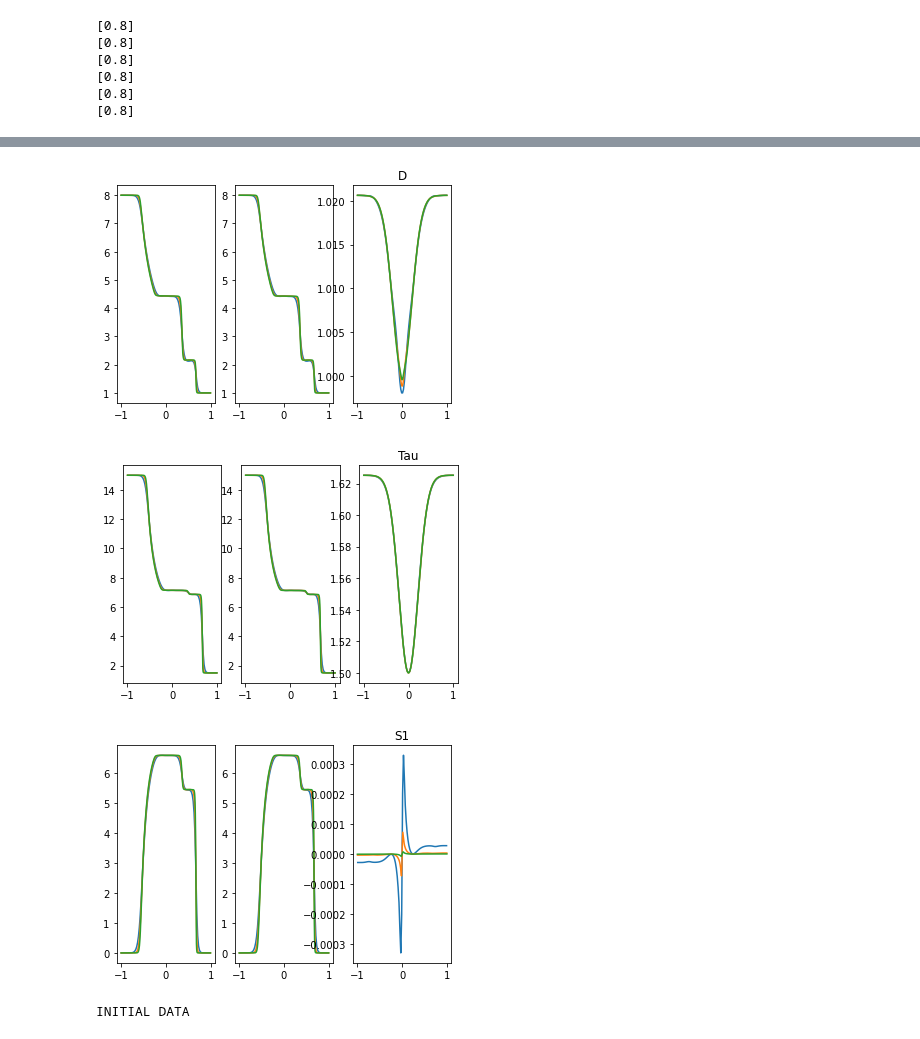
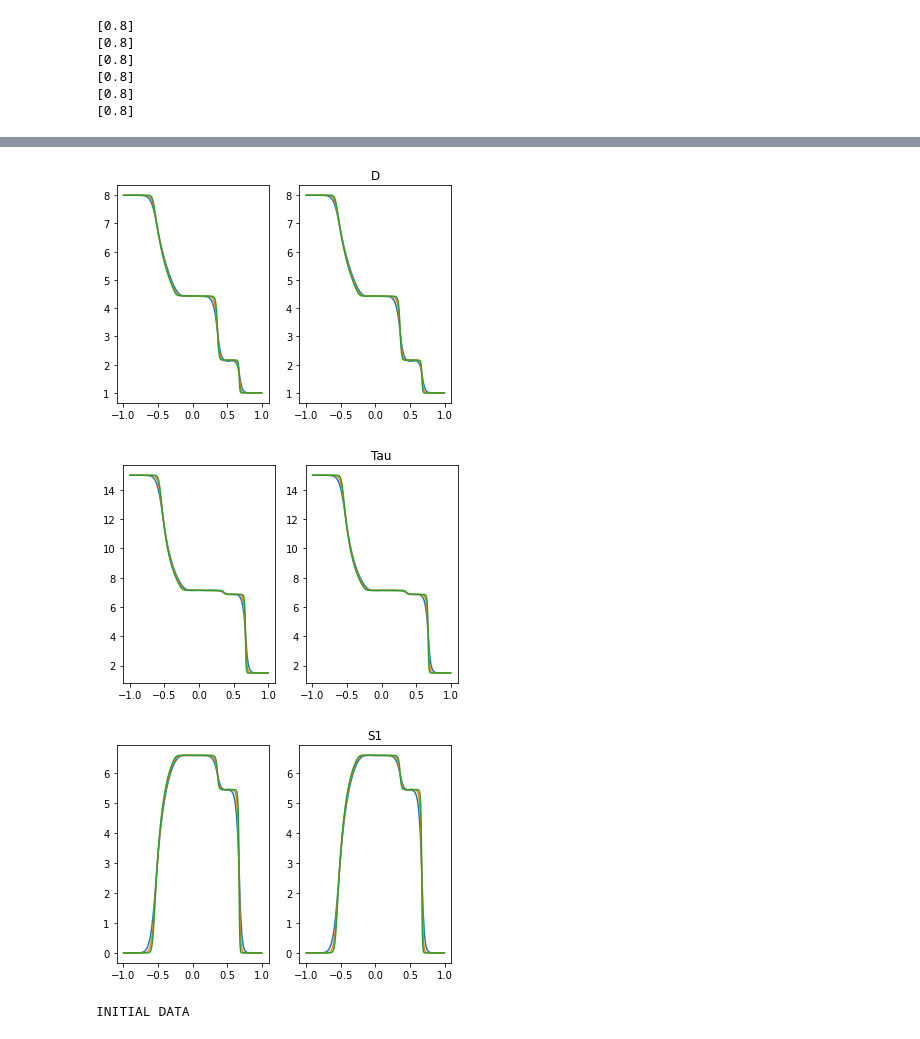
Before and after one commit to MarcusHatton/Plotting, a Jupyter notebook: StillShockScaling.ipynb, the cells around one changed output, grey strips where cells are left out. Saved outputs shown, nothing was run; the diff lists cells and outputs as text; code cells hidden in the pictures.

```diff
--- a/StillShockScaling.ipynb
+++ b/StillShockScaling.ipynb
@@ -171,19 +185,19 @@ for fs in fss[1]:
 # %%
 #nslice=fs_IS[0]['Domain'].attrs['ny'][0]//2
 
 for quant in['D','Tau','S1']:
-    fig, axes = plt.subplots(1,3)
+    fig, axes = plt.subplots(1,2)
     for axis, fssISISCE in zip(axes, fss):
         for fs in fssISISCE:
             axis.plot(fs[-1]['Domain/x'], fs[-1]['Conserved/'+quant][:])#,label=rf"$t=${f.attrs['t'][0]:.2e}")
             plt.title(quant)
         #plt.legend()
     plt.savefig("ComparePlots/Cons_"+quant+".pdf")
     plt.show()
 # %% [output]
-[figure, old version]
+[figure, new version]
-[figure, old version]
+[figure, new version]
-[figure, old version]
+[figure, new version]
 # %%
 # for quant in['D','Tau','S1']:
 #     plt.figure()
```
Also changed, not shown: parts of 1 cell of this notebook.
